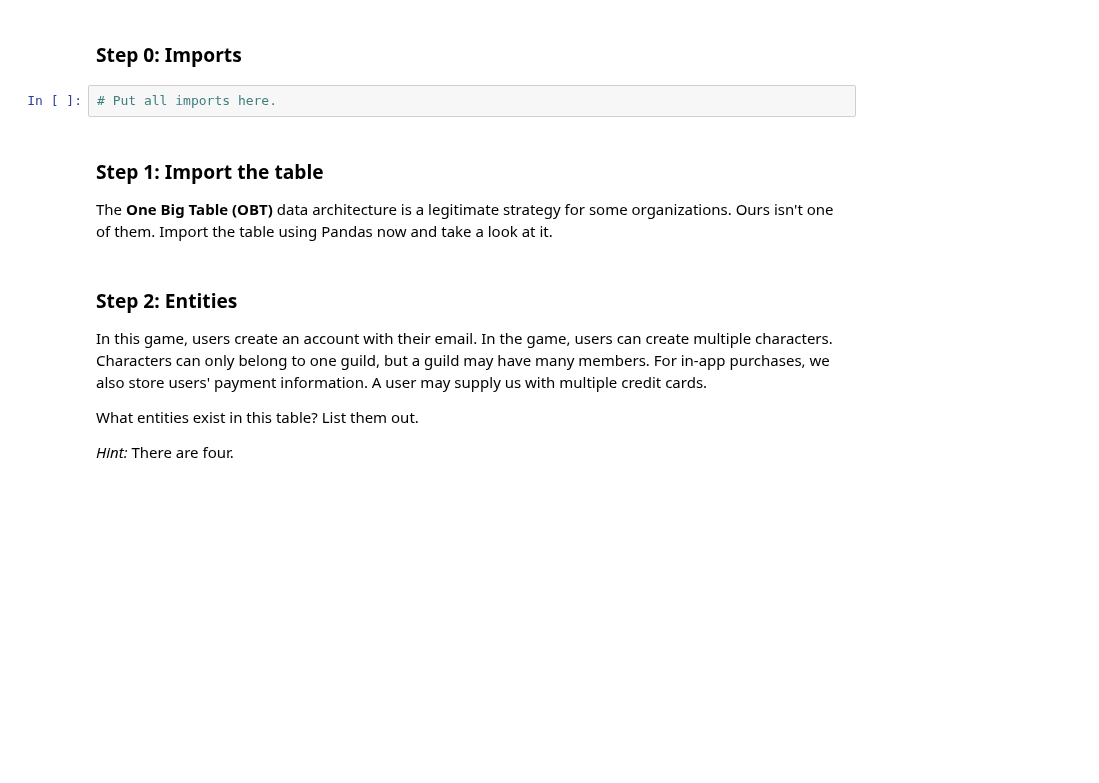
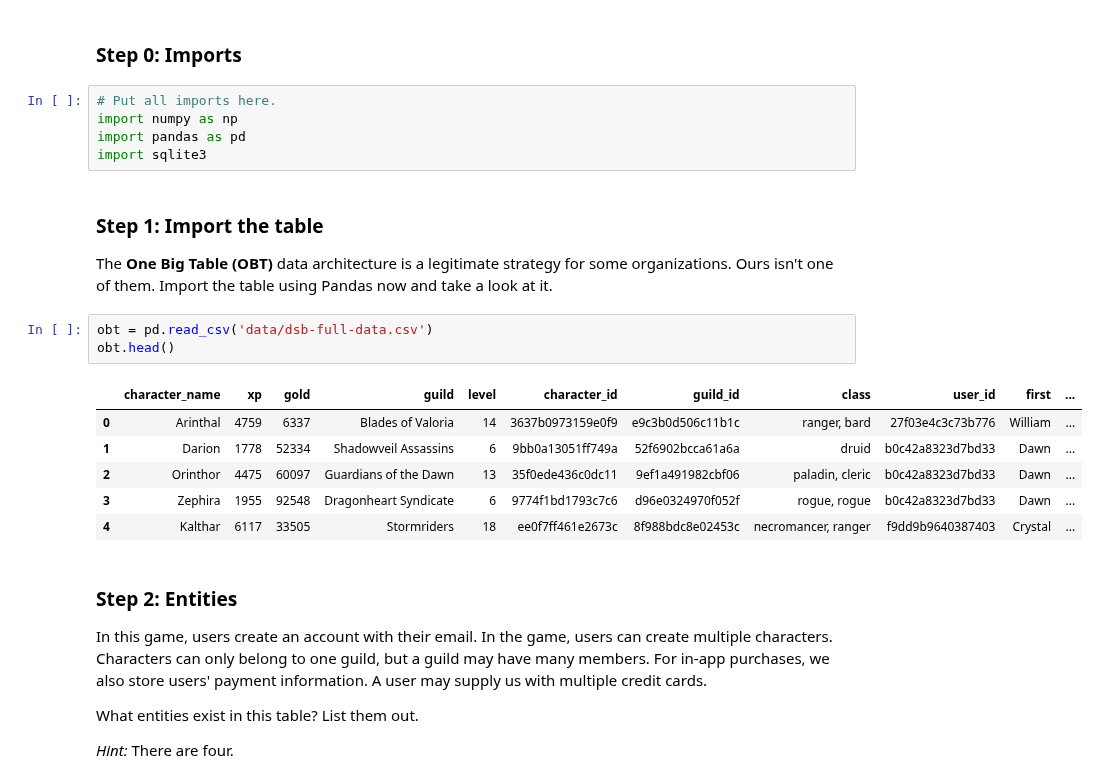
Before and after one commit to ga-curriculum/x-lab-db-design, a Jupyter notebook: lab-solutions.ipynb, the cells around one changed output. Saved outputs shown, nothing was run; the diff lists cells and outputs as text; blank space fills up the shorter version.

```diff
--- a/lab-solutions.ipynb
+++ b/lab-solutions.ipynb
@@ -15,9 +15,22 @@ The previous analytics engineer didn't really know what they were doing, so they
 ### Step 0: Imports
 # %%
 # Put all imports here.
+import numpy as np
+import pandas as pd
+import sqlite3
 # %% [markdown]
 ### Step 1: Import the table
 The **One Big Table (OBT)** data architecture is a legitimate strategy for some organizations. Ours isn't one of them. Import the table using Pandas now and take a look at it.
+# %%
+obt = pd.read_csv('data/dsb-full-data.csv')
+obt.head()
+# %% [output]
+|  | character_name | xp | gold | guild | level | character_id | guild_id | class | user_id | first | ... |
+| 0 | Arinthal | 4759 | 6337 | Blades of Valoria | 14 | 3637b0973159e0f9 | e9c3b0d506c11b1c | ranger, bard | 27f03e4c3c73b776 | William | ... |
+| 1 | Darion | 1778 | 52334 | Shadowveil Assassins | 6 | 9bb0a13051ff749a | 52f6902bcca61a6a | druid | b0c42a8323d7bd33 | Dawn | ... |
+| 2 | Orinthor | 4475 | 60097 | Guardians of the Dawn | 13 | 35f0ede436c0dc11 | 9ef1a491982cbf06 | paladin, cleric | b0c42a8323d7bd33 | Dawn | ... |
+| 3 | Zephira | 1955 | 92548 | Dragonheart Syndicate | 6 | 9774f1bd1793c7c6 | d96e0324970f052f | rogue, rogue | b0c42a8323d7bd33 | Dawn | ... |
+| 4 | Kalthar | 6117 | 33505 | Stormriders | 18 | ee0f7ff461e2673c | 8f988bdc8e02453c | necromancer, ranger | f9dd9b9640387403 | Crystal | ... |
 # %% [markdown]
 ### Step 2: Entities
 
```
Also changed, not shown: parts of 12 cells of this notebook, 2 other files.
